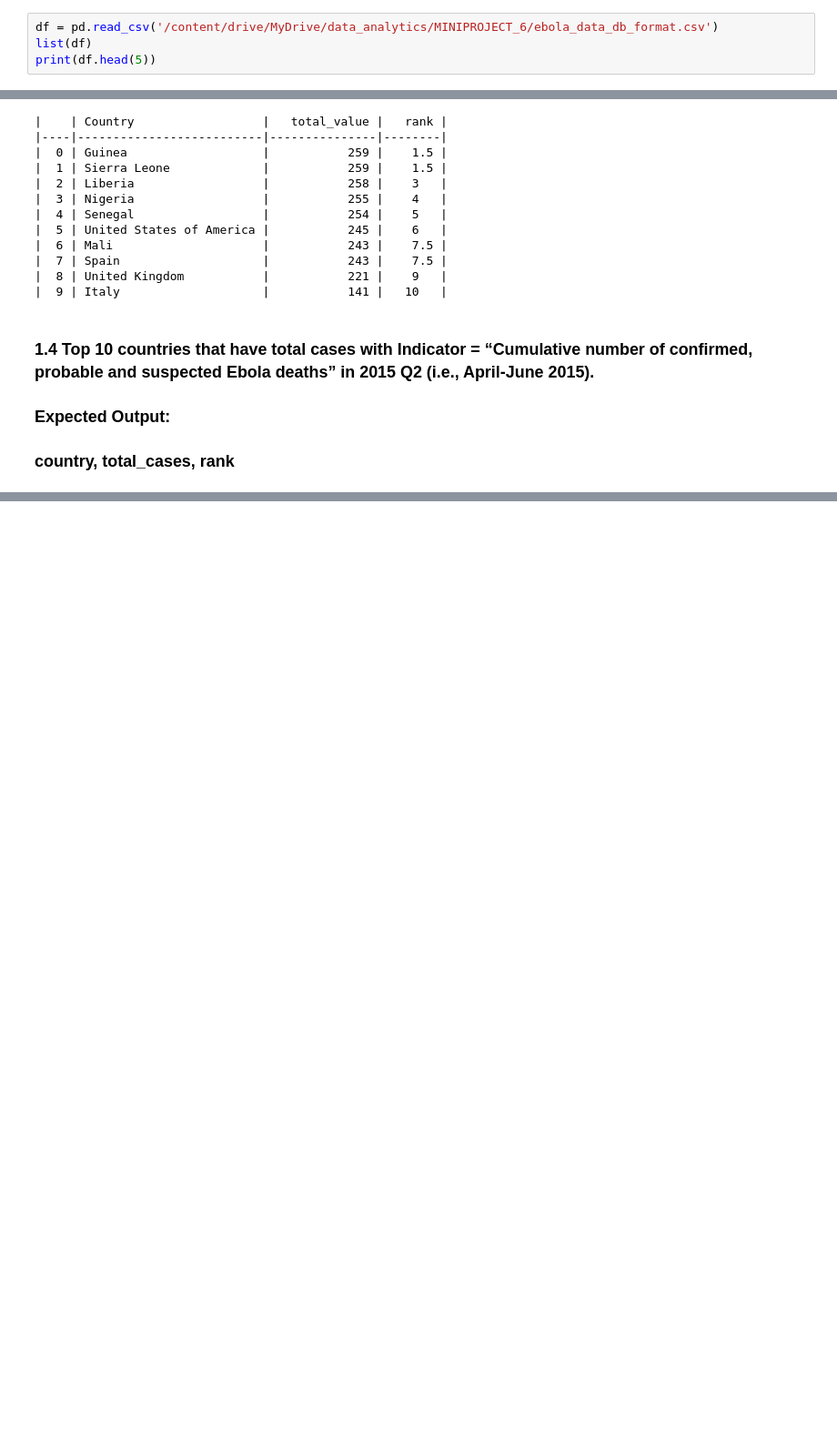
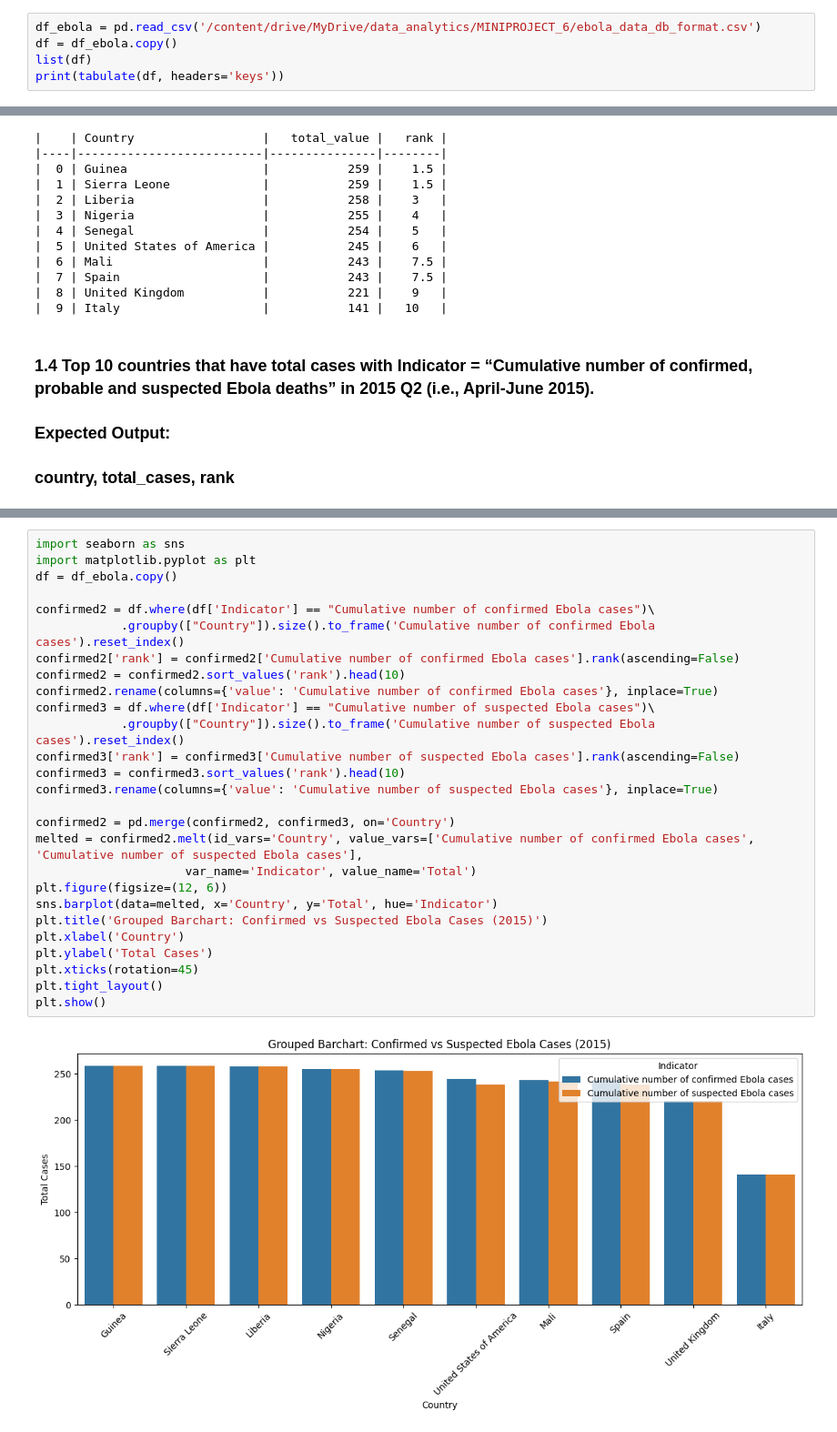
Before and after one commit to sivasamy1/Data-Analytsics, a Jupyter notebook: ebola_song.ipynb, the cells around one changed output, grey strips where cells are left out. Shown at 91% size. Saved outputs shown, nothing was run; the diff lists cells and outputs as text; blank space fills up the shorter version.

```diff
--- a/ebola_song.ipynb
+++ b/ebola_song.ipynb
@@ -6,7 +11,8 @@ from tabulate import tabulate
 # %% [markdown]
 ## **PART I**
 # %%
-df = pd.read_csv('/content/drive/MyDrive/data_analytics/MINIPROJECT_6/ebola_data_db_format.csv')
+df_ebola = pd.read_csv('/content/drive/MyDrive/data_analytics/MINIPROJECT_6/ebola_data_db_format.csv')
+df = df_ebola.copy()
 list(df)
-print(df.head(5))
+print(tabulate(df, headers='keys'))
 # %% [output]
@@ -92,0 +205,29 @@ print(tabulate(confirmed, headers='keys', tablefmt='github'))
+# %%
+import seaborn as sns
+import matplotlib.pyplot as plt
+df = df_ebola.copy()
+
+confirmed2 = df.where(df['Indicator'] == "Cumulative number of confirmed Ebola cases")\
+            .groupby(["Country"]).size().to_frame('Cumulative number of confirmed Ebola cases').reset_index()
+confirmed2['rank'] = confirmed2['Cumulative number of confirmed Ebola cases'].rank(ascending=False)
+confirmed2 = confirmed2.sort_values('rank').head(10)
+confirmed2.rename(columns={'value': 'Cumulative number of confirmed Ebola cases'}, inplace=True)
+confirmed3 = df.where(df['Indicator'] == "Cumulative number of suspected Ebola cases")\
+            .groupby(["Country"]).size().to_frame('Cumulative number of suspected Ebola cases').reset_index()
+confirmed3['rank'] = confirmed3['Cumulative number of suspected Ebola cases'].rank(ascending=False)
+confirmed3 = confirmed3.sort_values('rank').head(10)
+confirmed3.rename(columns={'value': 'Cumulative number of suspected Ebola cases'}, inplace=True)
+
+confirmed2 = pd.merge(confirmed2, confirmed3, on='Country')
+melted = confirmed2.melt(id_vars='Country', value_vars=['Cumulative number of confirmed Ebola cases', 'Cumulative number of suspected Ebola cases'],
+                     var_name='Indicator', value_name='Total')
+plt.figure(figsize=(12, 6))
+sns.barplot(data=melted, x='Country', y='Total', hue='Indicator')
+plt.title('Grouped Barchart: Confirmed vs Suspected Ebola Cases (2015)')
+plt.xlabel('Country')
+plt.ylabel('Total Cases')
+plt.xticks(rotation=45)
+plt.tight_layout()
+plt.show()
+# %% [output]
+[figure, added]
```
Also changed, not shown: parts of 14 cells of this notebook.
